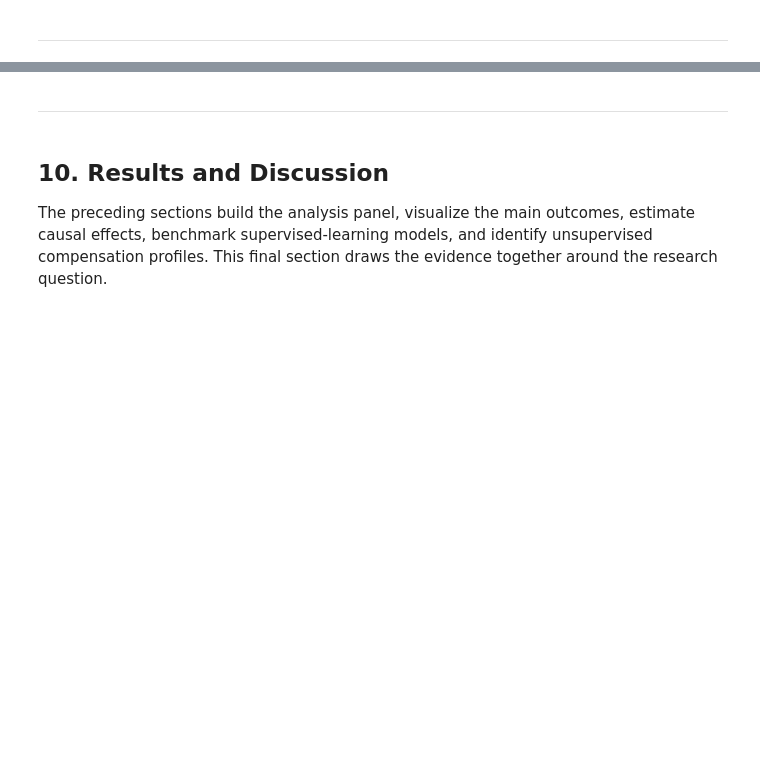
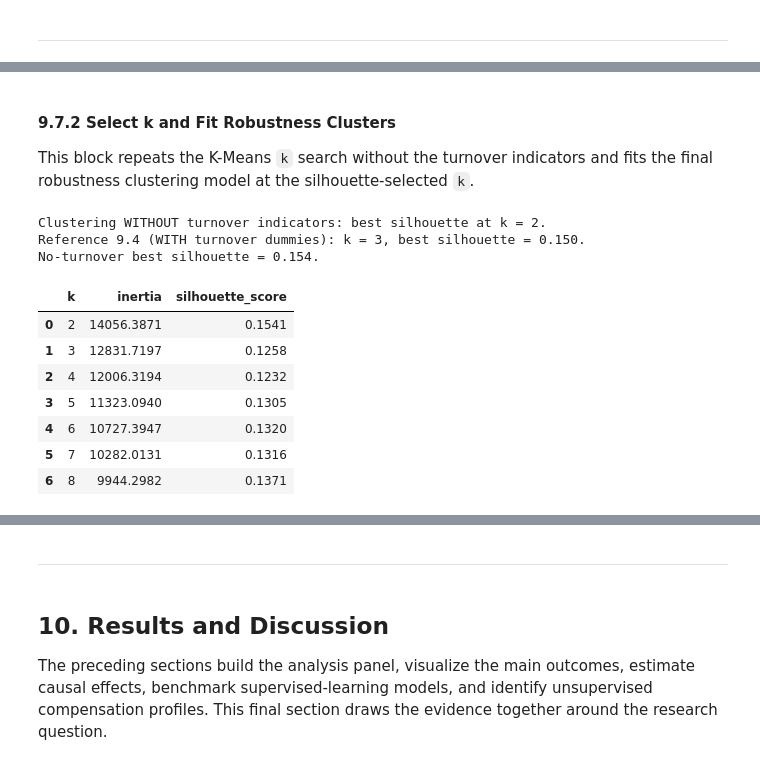
Before and after one commit to kzdunczyk/dai-mission-group-Q, a Jupyter notebook: mission_proposal_Akbar-Zduńczyk.ipynb, the cells around one changed output, grey strips where cells are left out. Drawn from its saved outputs; the diff is of its cells as text; code cells hidden in the pictures; blank space fills up the shorter version.

```diff
--- a/mission_proposal_Akbar-Zduńczyk.ipynb
+++ b/mission_proposal_Akbar-Zduńczyk.ipynb
@@ -6513,0 +7230,48 @@ plt.show()
+# %% [markdown]
+#### 9.7.2 Select k and Fit Robustness Clusters
+
+This block repeats the K-Means `k` search without the turnover indicators and fits the final robustness clustering model at the silhouette-selected `k`.
+# %%
+# -- 9.7.2 Select k and fit no-turnover clusters -------------------------
+
+noturn_selection_rows = []
+for k in cluster_k_values:
+    km = KMeans(n_clusters=k, random_state=KMEANS_RANDOM_STATE, n_init=25)
+    labels_k = km.fit_predict(X_noturn)
+    noturn_selection_rows.append({
+        "k": k,
+        "inertia": km.inertia_,
+        "silhouette_score": silhouette_score(X_noturn, labels_k),
+    })
+noturn_selection = pd.DataFrame(noturn_selection_rows)
+noturn_k = int(
+    noturn_selection
+    .sort_values(["silhouette_score", "k"], ascending=[False, True])["k"]
+    .iloc[0]
+)
+
+noturn_kmeans = KMeans(n_clusters=noturn_k, random_state=KMEANS_RANDOM_STATE, n_init=50)
+noturn_labels = noturn_kmeans.fit_predict(X_noturn)
+
+noturn_clustered = unsup_sample.copy()
+noturn_clustered["cluster_label"] = ["Cluster " + str(lab) for lab in noturn_labels]
+
+print(f"Clustering WITHOUT turnover indicators: best silhouette at k = {noturn_k}.")
+print(
+    f"Reference 9.4 (WITH turnover dummies): k = {FINAL_CLUSTER_K}, "
+    f"best silhouette = {unsup_cluster_selection['silhouette_score'].max():.3f}."
+)
+print(f"No-turnover best silhouette = {noturn_selection['silhouette_score'].max():.3f}.")
+display(noturn_selection.round(4))
+# %% [output]
+Clustering WITHOUT turnover indicators: best silhouette at k = 2.
+Reference 9.4 (WITH turnover dummies): k = 3, best silhouette = 0.150.
+No-turnover best silhouette = 0.154.
+|  | k | inertia | silhouette_score |
+| 0 | 2 | 14056.3871 | 0.1541 |
+| 1 | 3 | 12831.7197 | 0.1258 |
+| 2 | 4 | 12006.3194 | 0.1232 |
+| 3 | 5 | 11323.0940 | 0.1305 |
+| 4 | 6 | 10727.3947 | 0.1320 |
+| 5 | 7 | 10282.0131 | 0.1316 |
+| 6 | 8 | 9944.2982 | 0.1371 |
```
Also changed, not shown: parts of 90 cells of this notebook.
